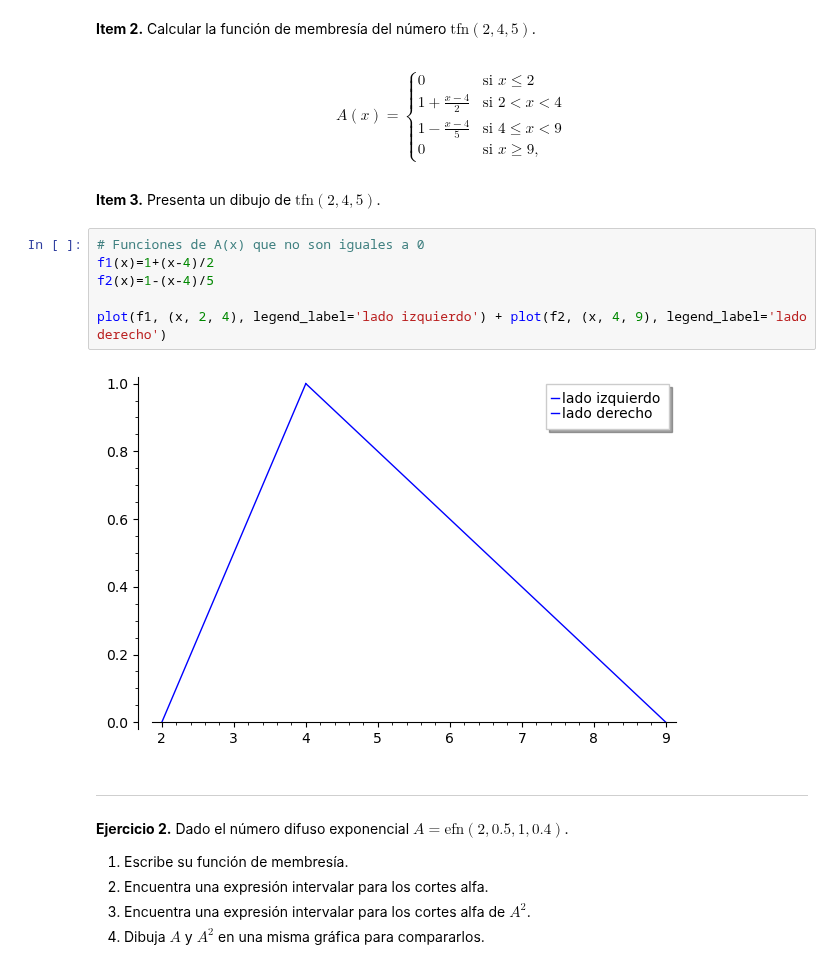
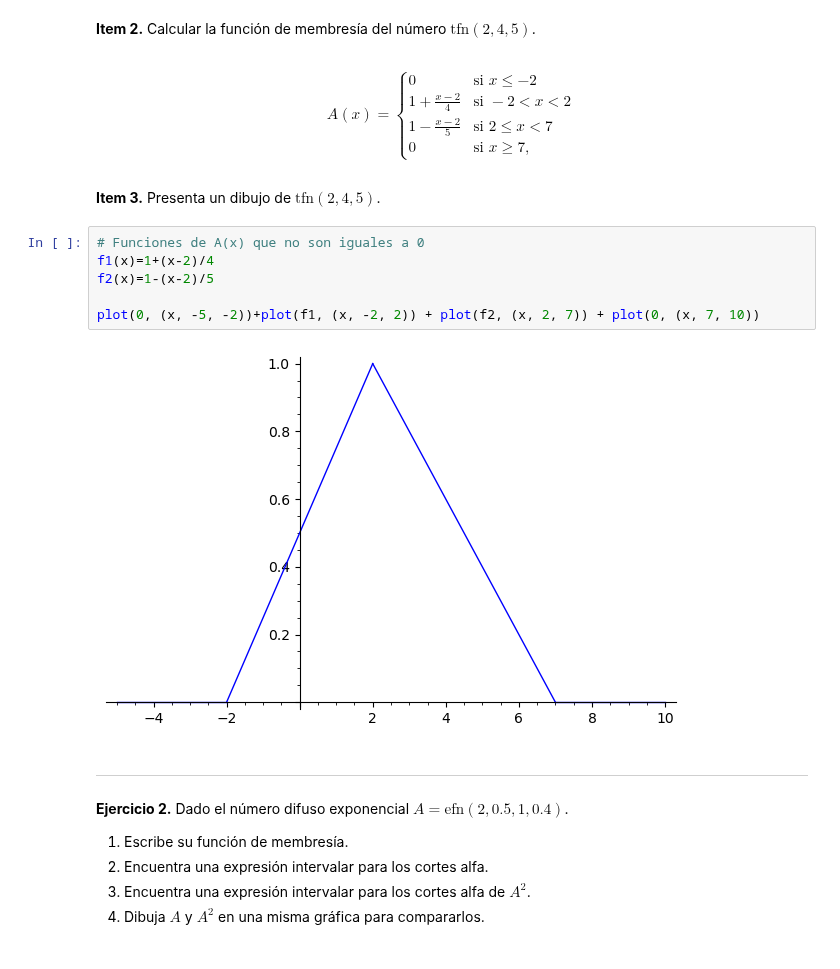
Before and after one commit to KeithMaxwell20/Notebook-Aplicada, a Jupyter notebook: ejercitario2.ipynb, the cells around one changed output. Cells and saved outputs as stored; diff of their text form.

```diff
--- a/ejercitario2.ipynb
+++ b/ejercitario2.ipynb
@@ -82,22 +82,22 @@ Es resultado coincide con el soporte de **A**
 # %% [markdown]
 
 $$A(x)=\left\{ \begin{array}{ll}
-0             & \text{ si } x\leq 2\\
-1+\frac{x-4}{2} & \text{ si } 2 < x < 4\\
-1-\frac{x-4}{5}& \text{ si } 4 \leq x < 9\\
-0             & \text{ si } x \ge 9,
+0             & \text{ si } x\leq -2\\
+1+\frac{x-2}{4} & \text{ si } -2 < x < 2\\
+1-\frac{x-2}{5}& \text{ si } 2 \leq x < 7\\
+0             & \text{ si } x \ge 7,
 \end{array}\right.
 $$
 # %% [markdown]
 **Item 3.** Presenta un dibujo de $\text{tfn}(2,4,5)$.
 # %%
 # Funciones de A(x) que no son iguales a 0
-f1(x)=1+(x-4)/2
-f2(x)=1-(x-4)/5
+f1(x)=1+(x-2)/4
+f2(x)=1-(x-2)/5
 
-plot(f1, (x, 2, 4), legend_label='lado izquierdo') + plot(f2, (x, 4, 9), legend_label='lado derecho')
+plot(0, (x, -5, -2))+plot(f1, (x, -2, 2)) + plot(f2, (x, 2, 7)) + plot(0, (x, 7, 10))
 # %% [output]
-[figure, old version]
+[figure, new version]
 # %% [markdown]
 ---
 **Ejercicio 2.** Dado el número difuso exponencial $A=\text{efn}(2,0.5,1,0.4)$.
```
Also changed, not shown: parts of 9 cells of this notebook.
